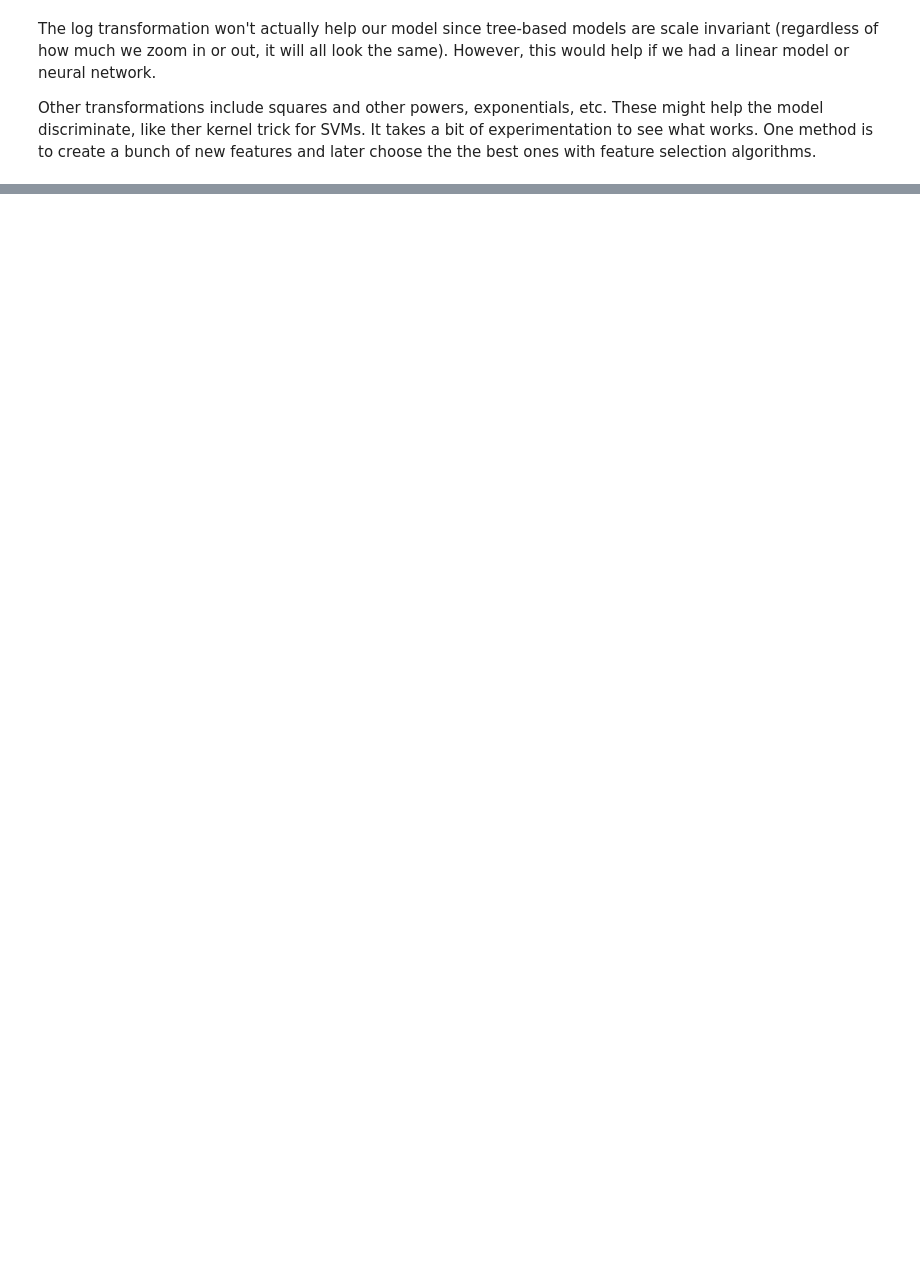
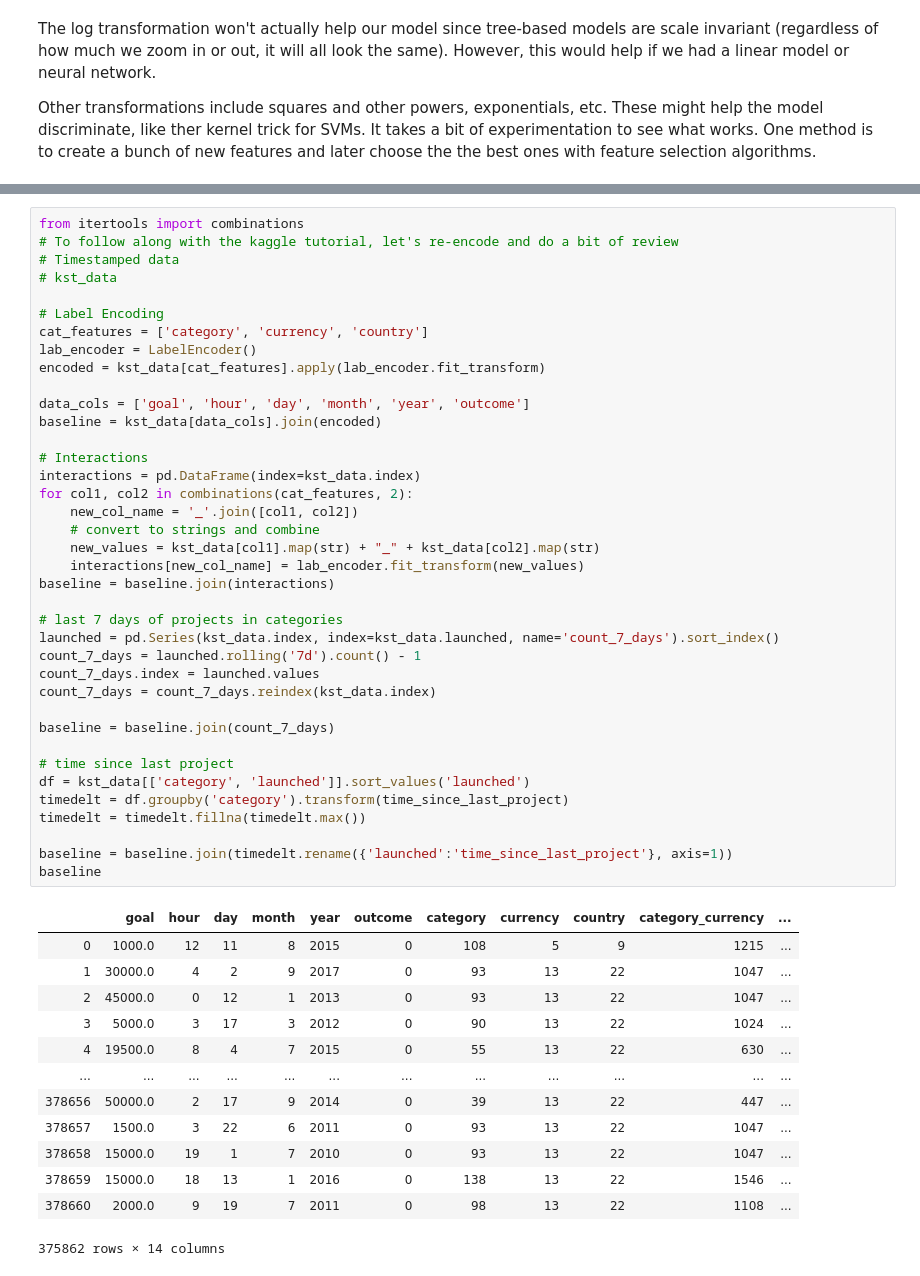
Before and after one commit to tyler-wel/kaggle_training, a Jupyter notebook: 4_feature_engineering/feature_engineering_overview.ipynb, the cells around one changed output, grey strips where cells are left out. Saved outputs shown, nothing was run; the diff lists cells and outputs as text; blank space fills up the shorter version.

```diff
--- a/4_feature_engineering/feature_engineering_overview.ipynb
+++ b/4_feature_engineering/feature_engineering_overview.ipynb
@@ -337 +555,53 @@ Other transformations include squares and other powers, exponentials, etc. These
+# %%
+from itertools import combinations
+# To follow along with the kaggle tutorial, let's re-encode and do a bit of review
+# Timestamped data
+# kst_data
+
+# Label Encoding
+cat_features = ['category', 'currency', 'country']
+lab_encoder = LabelEncoder()
+encoded = kst_data[cat_features].apply(lab_encoder.fit_transform)
+
+data_cols = ['goal', 'hour', 'day', 'month', 'year', 'outcome']
+baseline = kst_data[data_cols].join(encoded)
+
+# Interactions
+interactions = pd.DataFrame(index=kst_data.index)
+for col1, col2 in combinations(cat_features, 2):
+    new_col_name = '_'.join([col1, col2])
+    # convert to strings and combine
+    new_values = kst_data[col1].map(str) + "_" + kst_data[col2].map(str)
+    interactions[new_col_name] = lab_encoder.fit_transform(new_values)
+baseline = baseline.join(interactions)
+
+# last 7 days of projects in categories
+launched = pd.Series(kst_data.index, index=kst_data.launched, name='count_7_days').sort_index()
+count_7_days = launched.rolling('7d').count() - 1
+count_7_days.index = launched.values
+count_7_days = count_7_days.reindex(kst_data.index)
+
+baseline = baseline.join(count_7_days)
+
+# time since last project
+df = kst_data[['category', 'launched']].sort_values('launched')
+timedelt = df.groupby('category').transform(time_since_last_project)
+timedelt = timedelt.fillna(timedelt.max())
+
+baseline = baseline.join(timedelt.rename({'launched':'time_since_last_project'}, axis=1))
+baseline
+# %% [output]
+|  | goal | hour | day | month | year | outcome | category | currency | country | category_currency | ... |
+| 0 | 1000.0 | 12 | 11 | 8 | 2015 | 0 | 108 | 5 | 9 | 1215 | ... |
+| 1 | 30000.0 | 4 | 2 | 9 | 2017 | 0 | 93 | 13 | 22 | 1047 | ... |
+| 2 | 45000.0 | 0 | 12 | 1 | 2013 | 0 | 93 | 13 | 22 | 1047 | ... |
+| 3 | 5000.0 | 3 | 17 | 3 | 2012 | 0 | 90 | 13 | 22 | 1024 | ... |
+| 4 | 19500.0 | 8 | 4 | 7 | 2015 | 0 | 55 | 13 | 22 | 630 | ... |
+| ... | ... | ... | ... | ... | ... | ... | ... | ... | ... | ... | ... |
+| 378656 | 50000.0 | 2 | 17 | 9 | 2014 | 0 | 39 | 13 | 22 | 447 | ... |
+| 378657 | 1500.0 | 3 | 22 | 6 | 2011 | 0 | 93 | 13 | 22 | 1047 | ... |
+| 378658 | 15000.0 | 19 | 1 | 7 | 2010 | 0 | 93 | 13 | 22 | 1047 | ... |
+| 378659 | 15000.0 | 18 | 13 | 1 | 2016 | 0 | 138 | 13 | 22 | 1546 | ... |
+| 378660 | 2000.0 | 9 | 19 | 7 | 2011 | 0 | 98 | 13 | 22 | 1108 | ... |
+375862 rows × 14 columns
 # %% [markdown]
```
Also changed, not shown: parts of 26 cells of this notebook.
